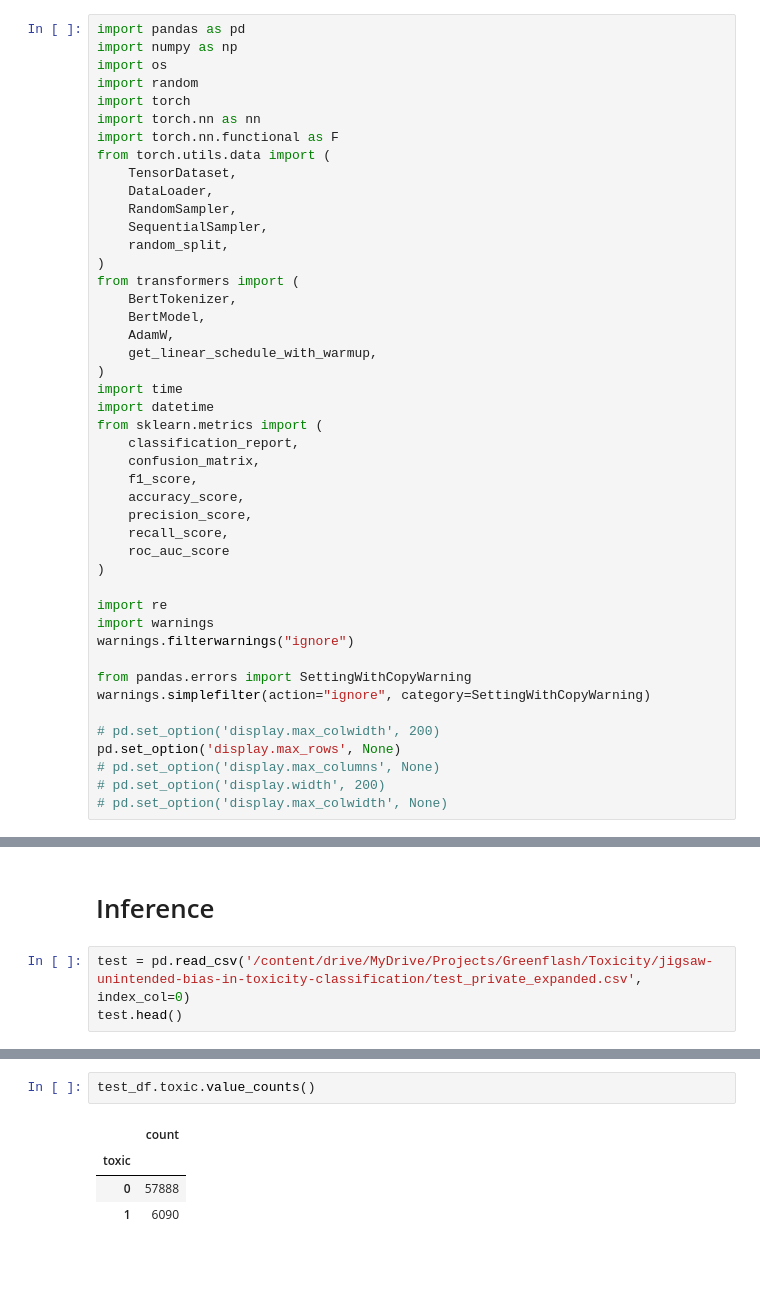
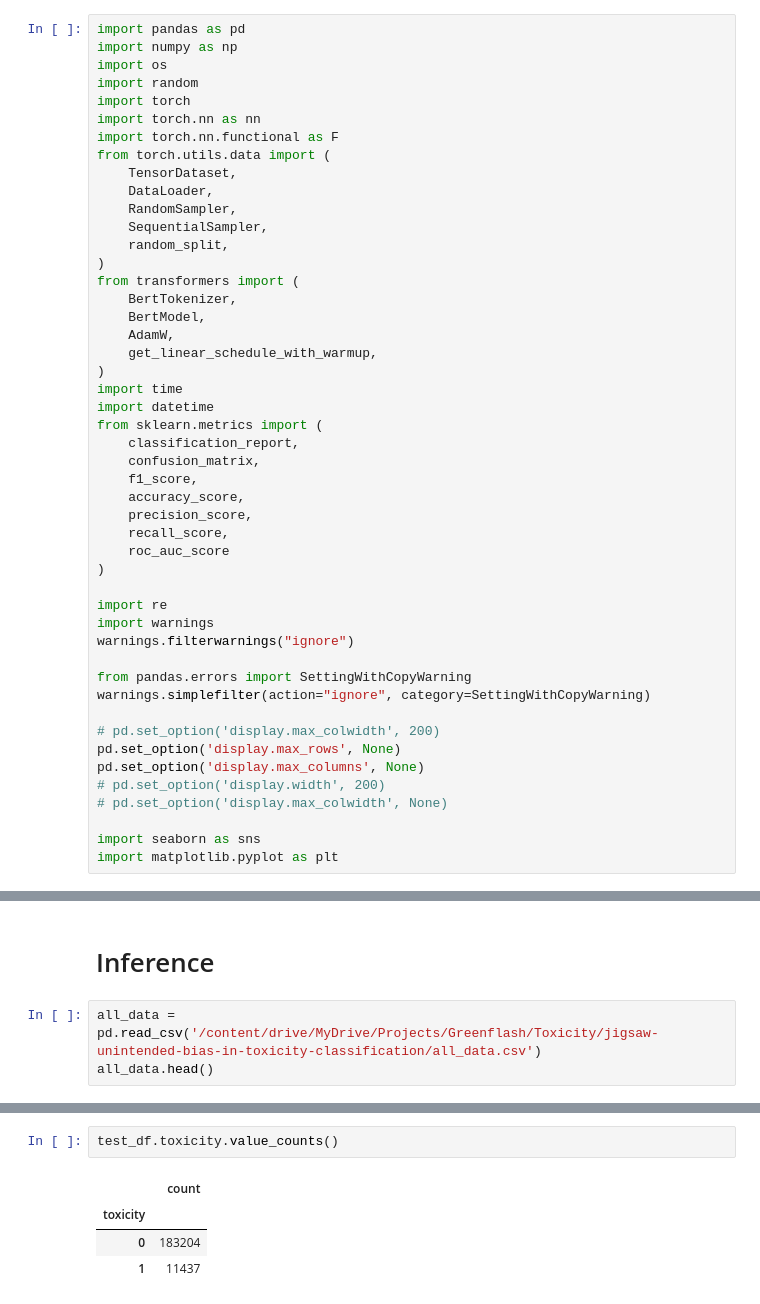
Before and after one commit to datascisteven/Detecting-Bias-and-Toxicity-in-LLM-Chatbots, a Jupyter notebook: Greenflash_Toxicity_Multi_Class_Model.ipynb, the cells around one changed output, grey strips where cells are left out. Drawn from its saved outputs; the diff is of its cells as text; blank space fills up the shorter version.

```diff
--- a/Greenflash_Toxicity_Multi_Class_Model.ipynb
+++ b/Greenflash_Toxicity_Multi_Class_Model.ipynb
@@ -59,9 +59,12 @@ warnings.simplefilter(action="ignore", category=SettingWithCopyWarning)
 
 # pd.set_option('display.max_colwidth', 200)
 pd.set_option('display.max_rows', None)
-# pd.set_option('display.max_columns', None)
+pd.set_option('display.max_columns', None)
 # pd.set_option('display.width', 200)
 # pd.set_option('display.max_colwidth', None)
+
+import seaborn as sns
+import matplotlib.pyplot as plt
 # %%
 dataset = pd.read_csv('/content/drive/MyDrive/Projects/Greenflash/Toxicity/jigsaw_train_revised.csv', index_col=0)
 dataset.head()
@@ -673,6 +765,6 @@ print(training_stats)
 # %% [markdown]
 # Inference
 # %%
-test = pd.read_csv('/content/drive/MyDrive/Projects/Greenflash/Toxicity/jigsaw-unintended-bias-in-toxicity-classification/test_private_expanded.csv', index_col=0)
-test.head()
+all_data = pd.read_csv('/content/drive/MyDrive/Projects/Greenflash/Toxicity/jigsaw-unintended-bias-in-toxicity-classification/all_data.csv')
+all_data.head()
 # %% [output]
@@ -728,8 +879,8 @@ test_df.head()
 # %%
-test_df.toxic.value_counts()
+test_df.toxicity.value_counts()
 # %% [output]
 |  | count |
-| toxic |  |
-| 0 | 57888 |
-| 1 | 6090 |
+| toxicity |  |
+| 0 | 183204 |
+| 1 | 11437 |
 dtype: int64
```
Also changed, not shown: parts of 26 cells of this notebook.
